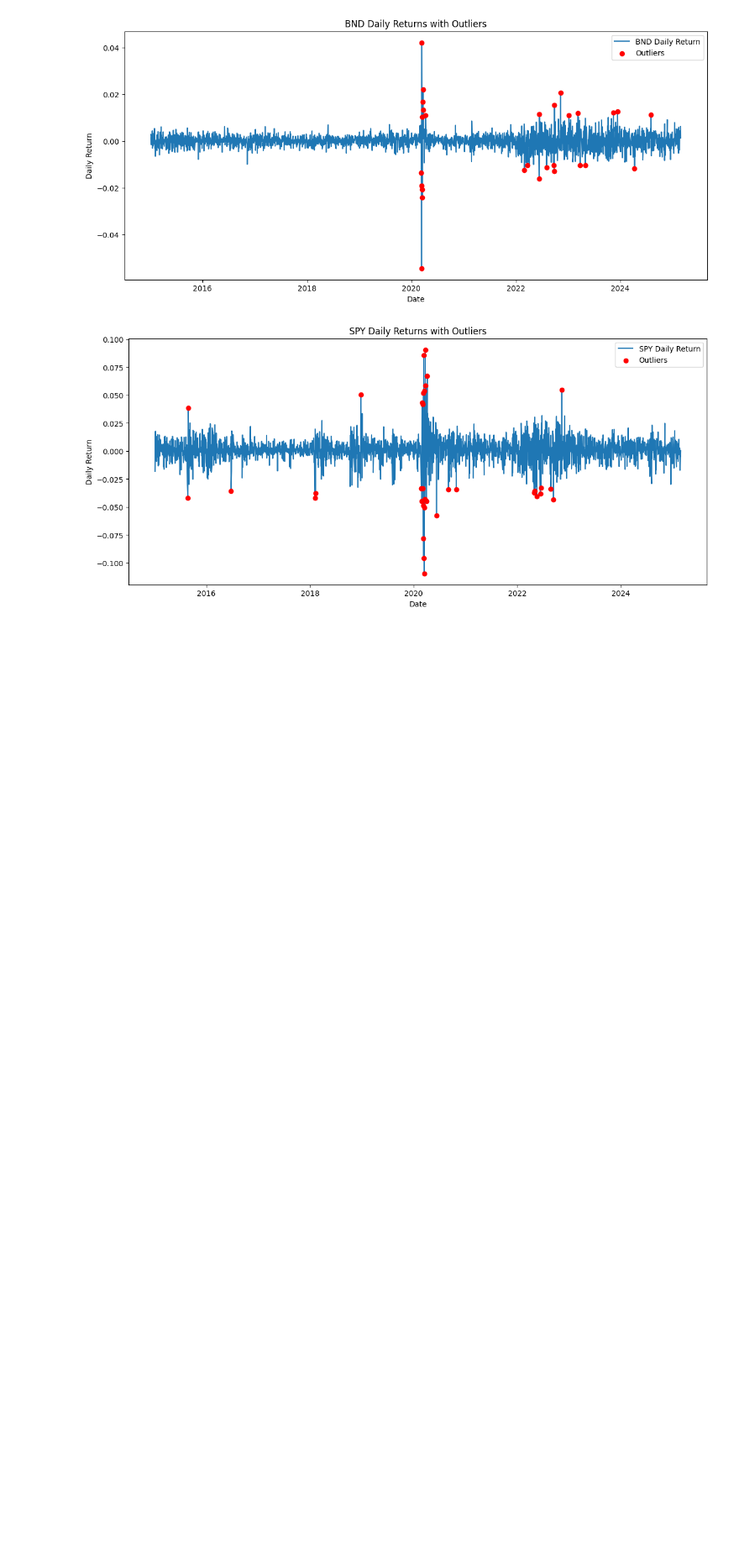
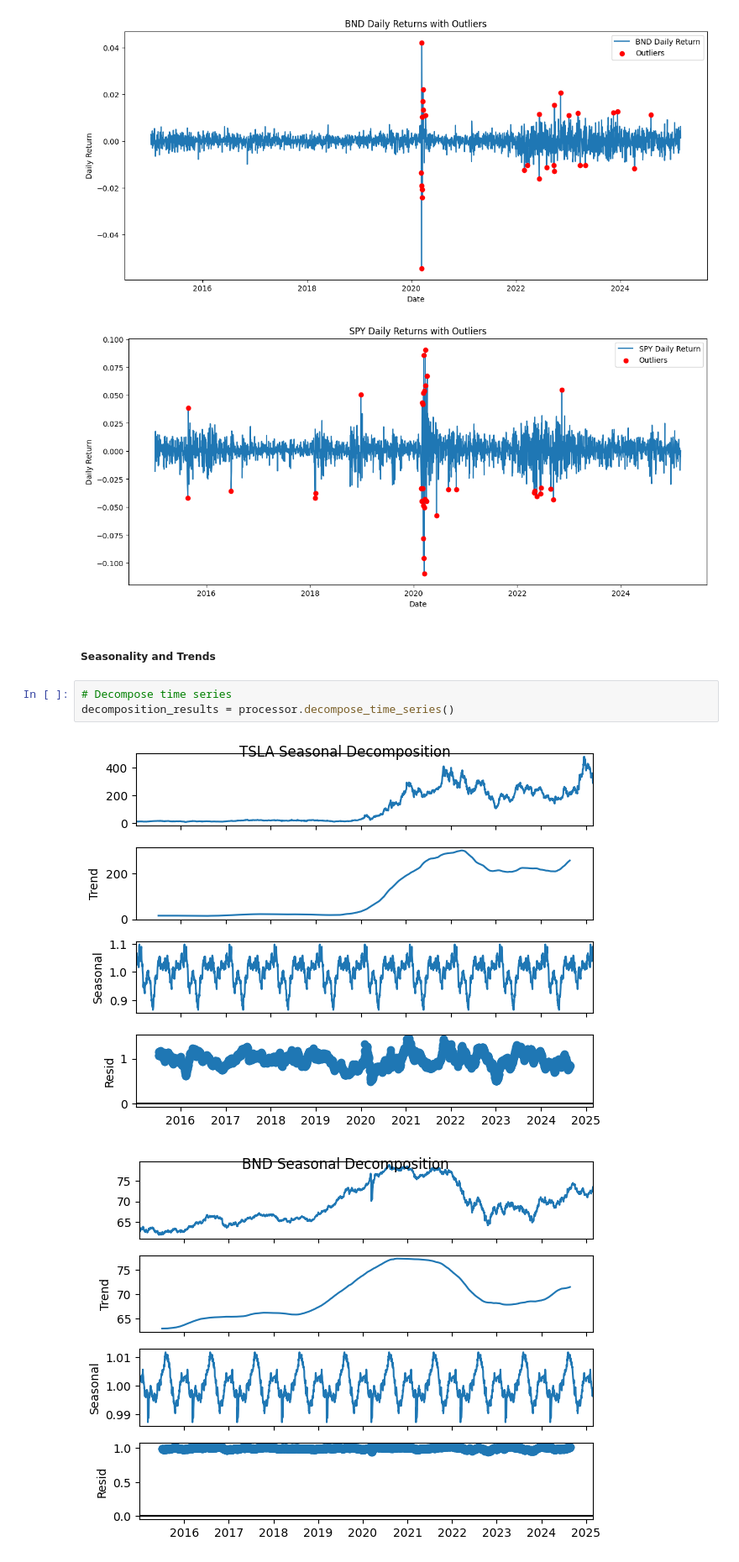
Before and after one commit to GetieBalew24/GMF-Portfolio-Forecasting, a Jupyter notebook: notebooks/data_preprocessing_and_EDA.ipynb, the cells around one changed output. Shown at 84% size. Saved outputs shown, nothing was run; the diff lists cells and outputs as text; blank space fills up the shorter version.

Commit message:
closing price time series into trend, seasonal, and residual components

```diff
--- a/notebooks/data_preprocessing_and_EDA.ipynb
+++ b/notebooks/data_preprocessing_and_EDA.ipynb
@@ -161,3 +161,11 @@ processor.plot_outliers()
 [figure]
 [figure]
 [figure]
+# %% [markdown]
+##### Seasonality and Trends
+# %%
+# Decompose time series
+decomposition_results = processor.decompose_time_series()
+# %% [output]
+[figure, added]
+[figure, added]
```
Also changed, not shown: parts of 3 cells of this notebook, 1 other file.
